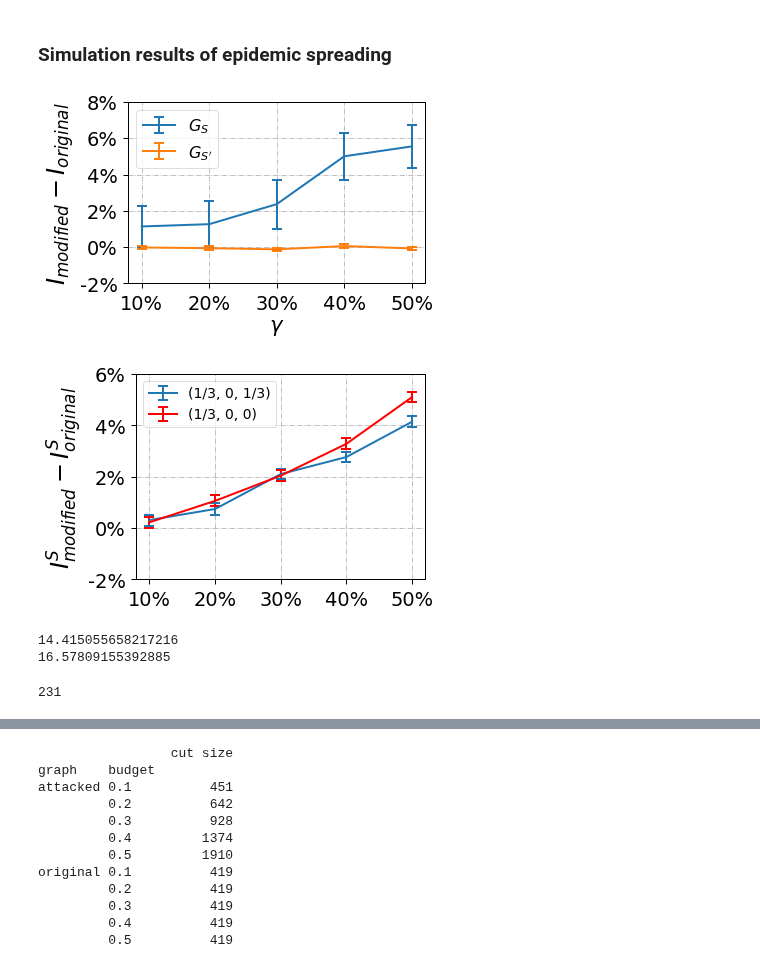
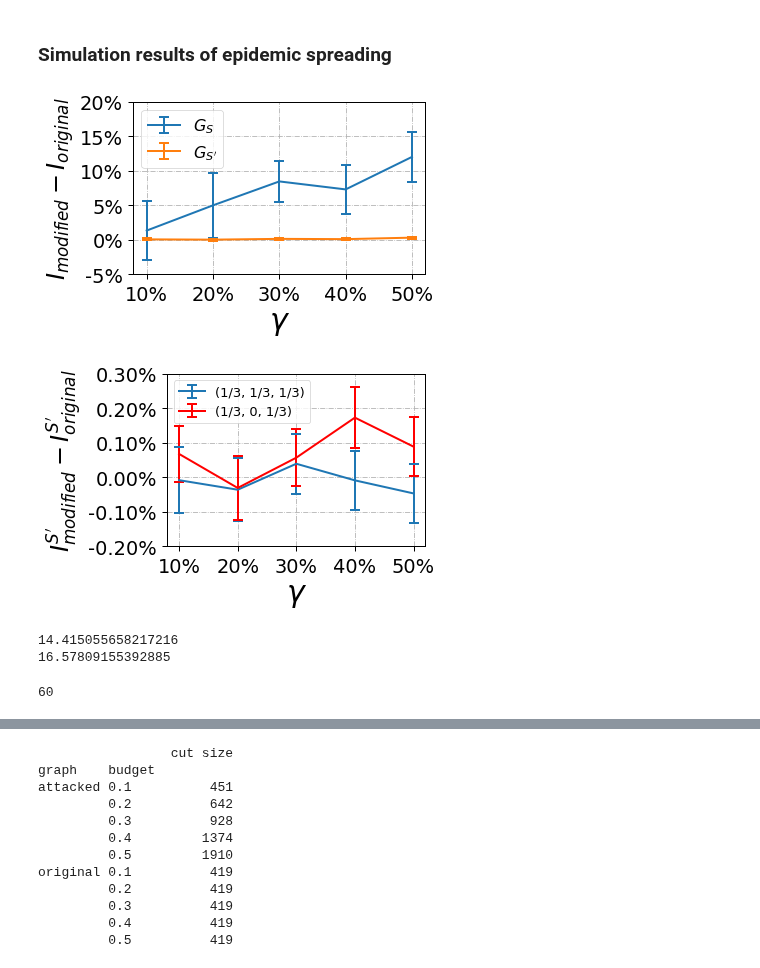
Before and after one commit to marsplus/attack-graph-code, a Jupyter notebook: src/data-analysis.ipynb, the cells around one changed output, grey strips where cells are left out. Cells and saved outputs as stored; diff of their text form; code cells hidden in the pictures.

```diff
--- a/src/data-analysis.ipynb
+++ b/src/data-analysis.ipynb
@@ -29,9 +29,9 @@ The autoreload extension is already loaded. To reload it, use:
 graph_type = 'Airport'
 graph_weight = 'weighted'
 mode = 'min_eigcent_SP'
-GAMMA = 0.24
-TAU = 0.2
-numExp = 1 if graph_type in ['Email', 'Airport', 'Protein'] else 30
+GAMMA = 0.5
+TAU = 0.1
+numExp = 1 if graph_type in ['Email', 'Airport', 'Protein', 'Brain'] else 30
 
 
 min_budget = {
@@ -83,31 +83,30 @@ plt.xticks(x, ['10%', '20%', '30%', '40%', '50%'])
 # plt.axvline(x=min_budget[graph_type], linestyle='-.', color='r')
 ax = plt.gca()
 plt.yticks(ax.get_yticks(),  ['%.0f%%' % (i*100) for i in ax.get_yticks()])
-plt.xlabel('$\gamma$')
+plt.xlabel('$\gamma$', fontsize=30)
 plt.ylabel('$I_{modified} - I_{original}$', fontsize=24)
 plt.legend(fontsize=16, loc='upper left')
 plt.grid(linestyle='-.')
 plt.tight_layout()
-# plt.savefig('../result/figure/{}/{}_numExp_{}_{}_overall.pdf'.format(graph_weight, graph_type, numExp, graph_weight))
+# plt.savefig('../result/figure/{}/{}_numExp_{}_{}_overall_higherThreshold.pdf'.format(graph_weight, graph_type, numExp, graph_weight))
 # %% [output]
-[figure, old version]
+[figure, new version]
 # %%
 ## Check if the normalized cut is really helpful in the long-run behavior
 
-graph_type = 'BTER'
-TARGET = 'tmp'
-graph_weight = 'unweighted'
+graph_type = 'Airport'
+TARGET = '2nd'
+graph_weight = 'weighted'
 mode = 'min_eigcent_SP'
-GAMMA = 0.24
-TAU = 0.06
+GAMMA = 0.3
+TAU = 0.5
 
 numExp = 1 if graph_type in ['Email', 'Airport', 'Protein', 'Brain'] else 30
-Key = 'ratio targets' if TARGET not in ['2nd', 'tmp'] else 'ratio bystanders'
+Key = 'ratio targets' if TARGET not in ['2nd'] else 'ratio bystanders'
 target_mapping = {
     '1st': ['alpha2=0', 'alpha3=1'],
     '2nd': ['equalAlpha', 'alpha2=0'],
-    '3rd': ['equalAlpha', 'alpha3=0'],
-    'tmp': ['alpha1=1', 'alpha3=0']
+    '3rd': ['alpha2=0', 'alpha1=1'],
 }
 ################################################################################################
 
@@ -144,40 +143,39 @@ for budget in [0.1, 0.2, 0.3, 0.4, 0.5]:
 
 ################################################################################################
 
 S_attacked = data.pivot_table(index=['graph', 'budget'])[Key]['attacked']
 S_original = data.pivot_table(index=['graph', 'budget'])[Key]['original']
 S_diff  = S_attacked - S_original
 
 S_attacked_control = data_alpha3_zero.pivot_table(index=['graph', 'budget'])[Key]['attacked']
 S_original_control = data_alpha3_zero.pivot_table(index=['graph', 'budget'])[Key]['original']
 S_diff_control = S_attacked_control - S_original_control
 
 
 x = [0.1, 0.2, 0.3, 0.4, 0.5]
 legend_mapping = {
     '1st': ['(1/3, 0, 1/3)', '(0, 0, 1/3)'],
     '2nd': ['(1/3, 1/3, 1/3)', '(1/3, 0, 1/3)'],
-    '3rd': ['(1/3, 1/3, 1/3)', '(1/3, 1/3, 0)'],
-    'tmp': ['(1/3, 0, 0)', '(1/3, 1/3, 0)']
+    '3rd': ['(1/3, 0, 1/3)', '(1/3, 0, 0)'],
 }
 plt.errorbar(x, S_diff, yerr=S_err, label=legend_mapping[TARGET][0], linewidth=2, markersize=7,
              capsize=5, elinewidth=2, markeredgewidth=2)
 plt.errorbar(x, S_diff_control, yerr=S_err_alpha3_zero, label=legend_mapping[TARGET][1], linewidth=2, markersize=7, \
              capsize=5, elinewidth=2, markeredgewidth=2, color='r')
 plt.xticks(x, ['10%', '20%', '30%', '40%', '50%'])
 ax = plt.gca()
-plt.yticks(ax.get_yticks(),  ['%.0f%%' % (i*100) for i in ax.get_yticks()])
-# plt.xlabel('$\gamma$')
+plt.yticks(ax.get_yticks(),  ['%.2f%%' % (i*100) for i in ax.get_yticks()])
+plt.xlabel('$\gamma$', fontsize=30)
 if TARGET in ['1st', '3rd']:
     plt.ylabel('$I_{modified}^S - I_{original}^{S}$', fontsize=24)
 else:
     plt.ylabel('$I_{modified}^{S\'} - I_{original}^{S\'}$', fontsize=24)
-plt.legend(fontsize=14, loc='upper left')
+plt.legend(fontsize=13, loc='upper left')
 plt.grid(linestyle='-.')
 plt.tight_layout()
-# plt.savefig('../result/figure/{}/{}_numExp_{}_controlExp_{}_{}.pdf'.format(graph_weight, graph_type, numExp, graph_weight, TARGET))
+# plt.savefig('../result/figure/{}/{}_numExp_{}_controlExp_{}_{}_higherThreshold.pdf'.format(graph_weight, graph_type, numExp, graph_weight, TARGET))
 # %% [output]
-[figure, old version]
+[figure, new version]
 # %%
 ### the statisticas about the largest eigenvlaues of BTER networks ###
 import seaborn
@@ -198,13 +196,13 @@ print(np.max(ret))
 
 graph_type = 'Airport'
 graph_weight = 'weighted'
-numExp = 1 if graph_type in ['Email', 'Airport', 'Protein'] else 30
+numExp = 1 if graph_type in ['Email', 'Airport', 'Protein', 'Brain'] else 30
 mode = 'min_eigcent_SP'
 folder = '../result/{}/{}'.format(graph_weight, mode)
 Key = 'equalAlpha'
 graph_name = ['original', 'attacked']
 
-with open(os.path.join(folder, '{}_numExp_{}_attacked_graphs_{}_newcomm_4.p'.format(graph_type, numExp, Key)), 'rb') as fid:
+with open(os.path.join(folder, '{}_numExp_{}_attacked_graphs_{}.p'.format(graph_type, numExp, Key)), 'rb') as fid:
     data = pickle.load(fid)
 
 ret = []
@@ -219,7 +217,7 @@ ret = pd.DataFrame(ret, columns=['S-density', 'graph', 'budget'])
 y = ret.groupby(['graph', 'budget']).mean()
 print(len(S))
 # %% [output]
-231
+60
 # %%
 ### the largest eigenvalue of G as the attacker's budget increases ###
 
```
Also changed, not shown: parts of 4 cells of this notebook, 3 other files.
